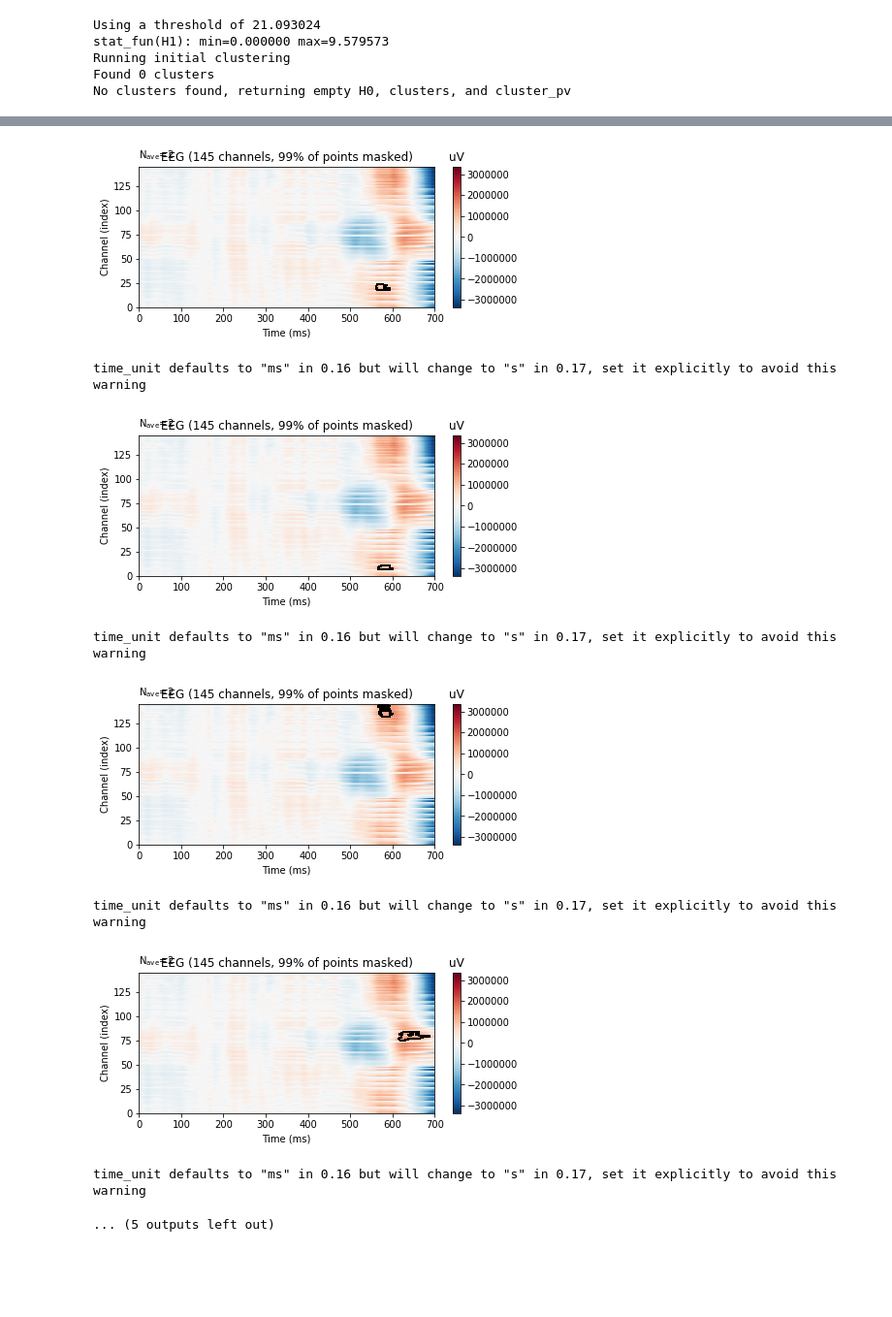
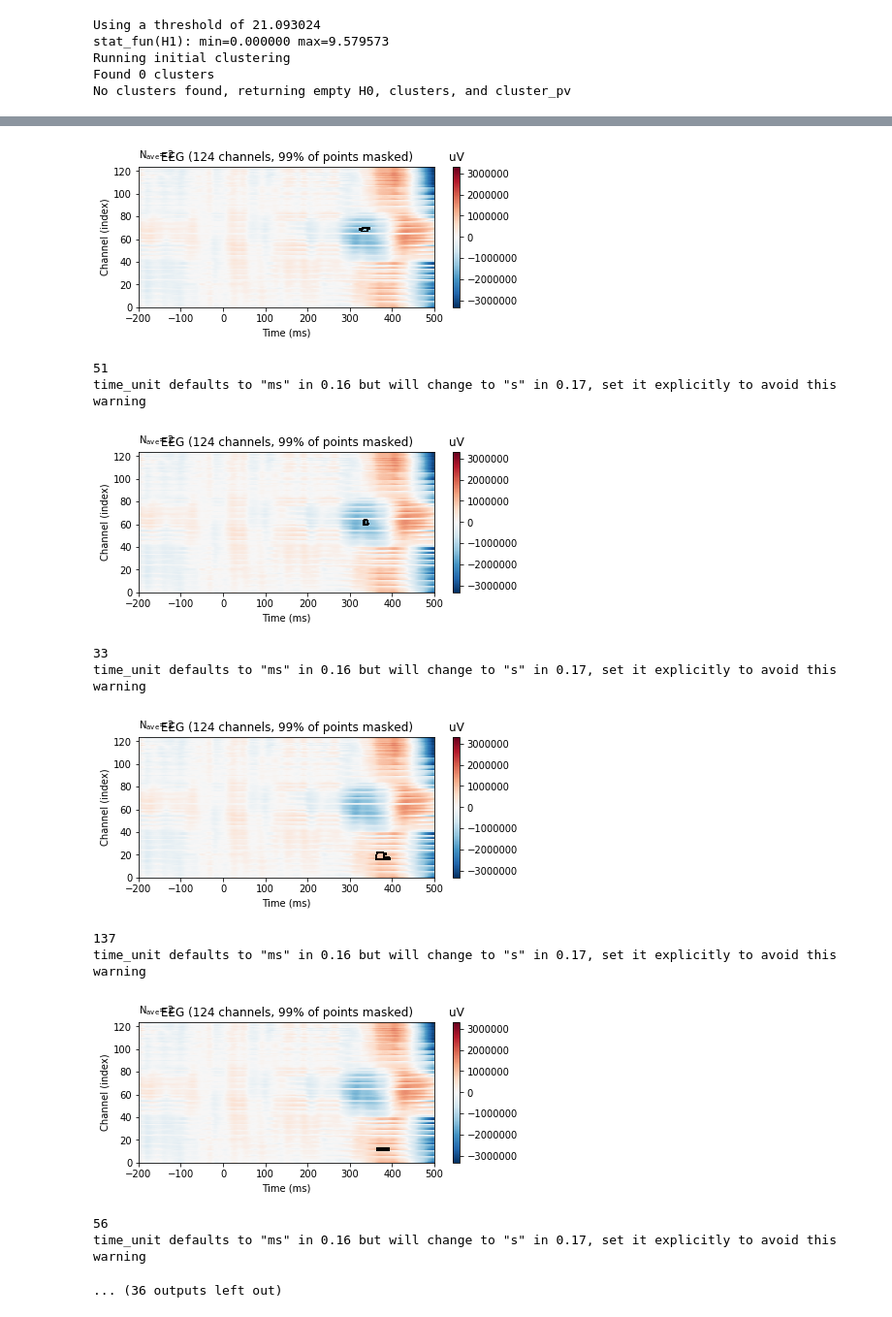
Before and after one commit to nicofarr/eeg4sounds, a Jupyter notebook: oddball/ERP_grav_statistics.ipynb, the cells around one changed output, grey strips where cells are left out. Shown at 97% size. Drawn from its saved outputs; the diff is of its cells as text; code cells hidden in the pictures; blank space fills up the shorter version.

```diff
--- a/oddball/ERP_grav_statistics.ipynb
+++ b/oddball/ERP_grav_statistics.ipynb
@@ -61,11 +84,11 @@ matfile = '/home/nfarrugi/datasets/eeg4sounds/result-eeg4sounds/oddball/grav/gra
 
 mat_ste_std = _loadftfile(matfile)
 # %%
-ev_bin_dev = _matstruc2mne(mat_bin_dev)
-ev_bin_std = _matstruc2mne(mat_bin_std)
+ev_bin_dev = _matstruc2mne(mat_bin_dev).crop(tmax=tcrop)
+ev_bin_std = _matstruc2mne(mat_bin_std).crop(tmax=tcrop)
 
-ev_ste_dev = _matstruc2mne(mat_ste_dev)
-ev_ste_std = _matstruc2mne(mat_ste_std)
+ev_ste_dev = _matstruc2mne(mat_ste_dev).crop(tmax=tcrop)
+ev_ste_std = _matstruc2mne(mat_ste_std).crop(tmax=tcrop)
 
 mne.equalize_channels([ev_bin_dev,ev_ste_dev,ev_bin_std,ev_ste_std])
 # %% [output]
@@ -109,15 +123,0 @@ mat_bin_dev.individual.shape
-# %%
-# Extract data: transpose because the cluster test requires channels to be last
-# In this case, inference is done over items. In the same manner, we could
-# also conduct the test over, e.g., subjects.
-X_bin = [epochs_bin_dev.get_data().transpose(0, 2, 1),
-     epochs_bin_std.get_data().transpose(0, 2, 1)]
-
-X_ste = [epochs_ste_dev.get_data().transpose(0, 2, 1),
-     epochs_ste_std.get_data().transpose(0, 2, 1)]
-
-X_dev = [epochs_bin_dev.get_data().transpose(0, 2, 1),
-     epochs_ste_dev.get_data().transpose(0, 2, 1)]
-
-X_stan = [epochs_bin_std.get_data().transpose(0, 2, 1),
-     epochs_ste_std.get_data().transpose(0, 2, 1)]
@@ -145,4 +190,4 @@ Permuting 4999 times...
 Done.
 # %%
-T_obs_dev,clusters_dev,clusters_pb_dev,H0_dev = mne.stats.spatio_temporal_cluster_test(X_dev,threshold=None,n_permutations=1000,out_type='mask')
+T_obs_dev,clusters_dev,clusters_pb_dev,H0_dev = mne.stats.spatio_temporal_cluster_test(X_dev,threshold=12,n_permutations=1000,out_type='mask')
 # %% [output]
@@ -163,7 +213,7 @@ evoked.plot_joint(title="Deviants Binaural vs. Stereo")#, ts_args=time_unit,topo
 plt.show()
 
 for clust,pval in zip(clusters_dev,clusters_pb_dev):
-    if pval < 0.001:
+    if pval < 0.1:
         evoked.plot_image(mask=clust.T,mask_style='contour')
         plt.show()
 # %% [output]
@@ -180,9 +228,11 @@ evoked.plot_joint(title="Binaural Deviant vs. Std")#, ts_args=time_unit,topomap_
 plt.show()
 
 for clust,pval in zip(clusters_bin,clusters_pb_bin):
-    if pval < 0.001:
+    if pval < 0.005:
         evoked.plot_image(mask=clust.T,mask_style='contour')
         plt.show()
+        clustersize = np.sum(clust)
+        print(clustersize)
 # %% [output]
 time_unit defaults to "ms" in 0.16 but will change to "s" in 0.17, set it explicitly to avoid this warning
 time_unit defaults to "ms" in 0.16 but will change to "s" in 0.17, set it explicitly to avoid this warning
@@ -190,13 +240,17 @@ time_unit defaults to "ms" in 0.16 but will change to "s" in 0.17, set it explic
 time_unit defaults to "ms" in 0.16 but will change to "s" in 0.17, set it explicitly to avoid this warning
-[figure, old version]
+[figure, new version]
+51
 time_unit defaults to "ms" in 0.16 but will change to "s" in 0.17, set it explicitly to avoid this warning
-[figure, old version]
+[figure, new version]
+33
 time_unit defaults to "ms" in 0.16 but will change to "s" in 0.17, set it explicitly to avoid this warning
-[figure, old version]
+[figure, new version]
+137
 time_unit defaults to "ms" in 0.16 but will change to "s" in 0.17, set it explicitly to avoid this warning
-[figure, old version]
+[figure, new version]
+56
 time_unit defaults to "ms" in 0.16 but will change to "s" in 0.17, set it explicitly to avoid this warning
-... (5 outputs left out)
+... (36 outputs left out)
 # %%
 evoked = mne.combine_evoked([ev_ste_dev, -ev_ste_std],
                             weights='equal')  # calculate difference wave
```
Also changed, not shown: parts of 45 cells of this notebook.
